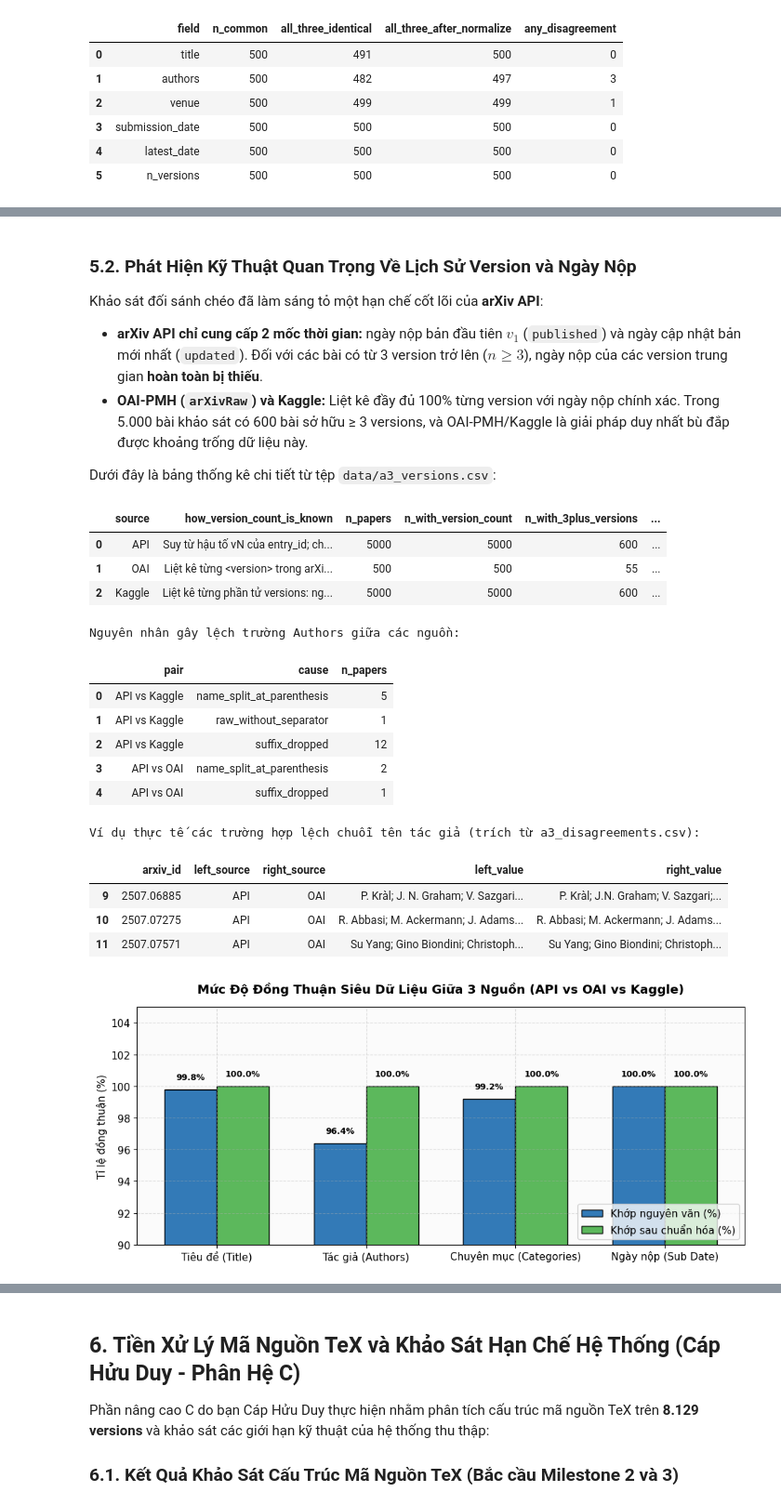
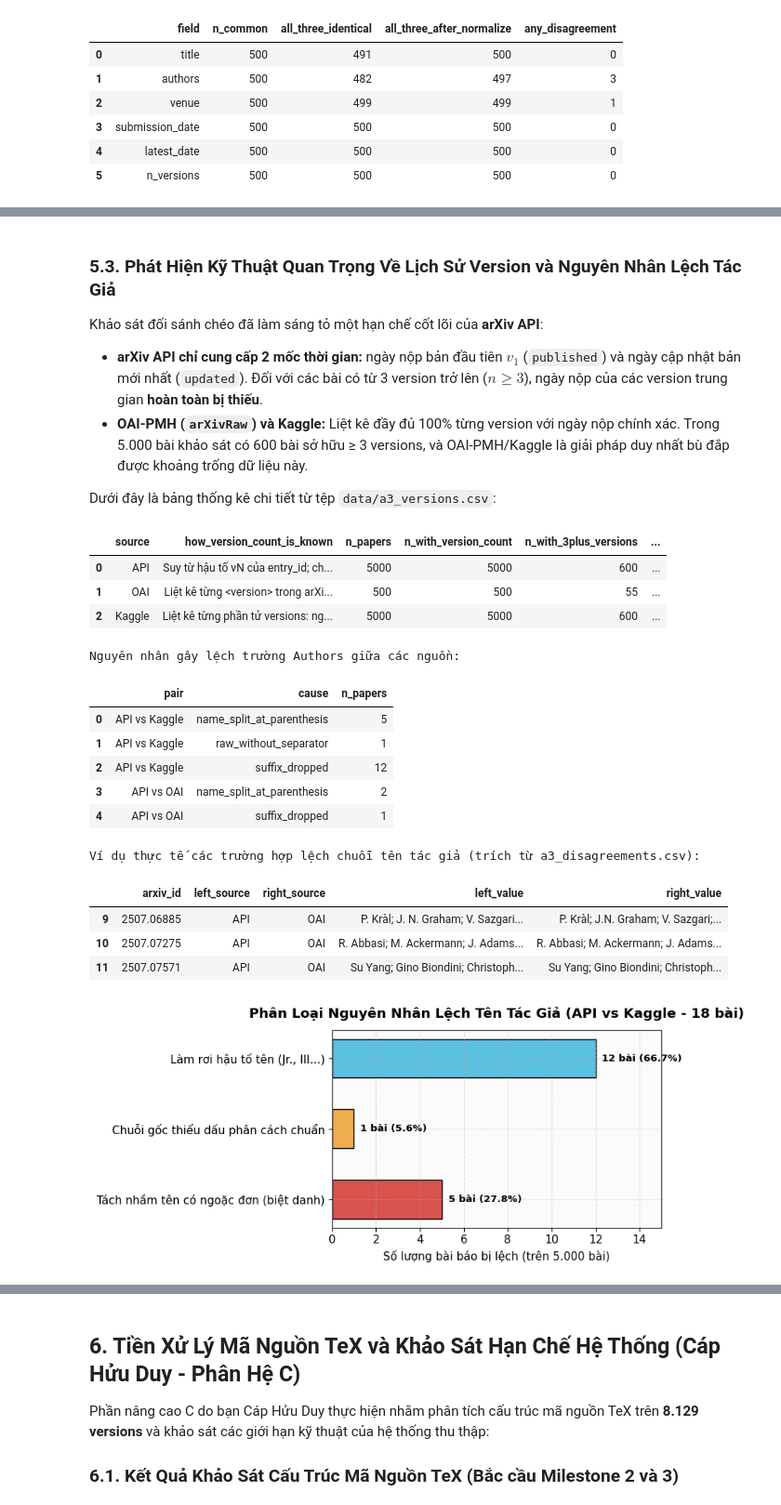
Before and after one commit to dnhoang-2006/introds-arxiv-project, a Jupyter notebook: book/milestone1/03-performance.ipynb, the cells around one changed output, grey strips where cells are left out. Shown at 93% size. Saved outputs shown, nothing was run; the diff lists cells and outputs as text; code cells hidden in the pictures.

```diff
--- a/book/milestone1/03-performance.ipynb
+++ b/book/milestone1/03-performance.ipynb
@@ -313,5 +424,5 @@ Bảng khớp cả 3 nguồn trên 500 bài chung:
 # %% [markdown]
-### 5.2. Phát Hiện Kỹ Thuật Quan Trọng Về Lịch Sử Version và Ngày Nộp
+### 5.3. Phát Hiện Kỹ Thuật Quan Trọng Về Lịch Sử Version và Nguyên Nhân Lệch Tác Giả
 
 Khảo sát đối sánh chéo đã làm sáng tỏ một hạn chế cốt lõi của **arXiv API**:
 - **arXiv API chỉ cung cấp 2 mốc thời gian:** ngày nộp bản đầu tiên $v_1$ (`published`) và ngày cập nhật bản mới nhất (`updated`). Đối với các bài có từ 3 version trở lên ($n \ge 3$), ngày nộp của các version trung gian **hoàn toàn bị thiếu**.
@@ -328,50 +439,49 @@ print("Nguyên nhân gây lệch trường Authors giữa các nguồn:")
 display(df_author_causes)
 
 # Nạp chi tiết các trường hợp bất đồng từ a3_disagreements.csv để làm minh chứng thực tế
 df_disagree = pd.read_csv(data_dir / "a3_disagreements.csv", dtype=str)
 author_diffs = df_disagree[df_disagree['field'] == 'authors'].head(3)
 print("\nVí dụ thực tế các trường hợp lệch chuỗi tên tác giả (trích từ a3_disagreements.csv):")
 display(author_diffs[['arxiv_id', 'left_source', 'right_source', 'left_value', 'right_value']])
 
-# Trực quan hóa tỉ lệ khớp giữa 3 nguồn trên 500 bài chung
-fig, ax = plt.subplots(figsize=(10, 4.5))
-fields = ['Tiêu đề (Title)', 'Tác giả (Authors)', 'Chuyên mục (Categories)', 'Ngày nộp (Sub Date)']
-exact_pct = [99.8, 96.4, 99.2, 100.0]
-norm_pct = [100.0, 100.0, 100.0, 100.0]
+# Trực quan hóa nguyên nhân gây lệch tên tác giả từ dữ liệu thực nghiệm df_author_causes
+fig, ax = plt.subplots(figsize=(8, 3.8))
+causes_ak = df_author_causes[df_author_causes['pair'] == 'API vs Kaggle']
+cause_names = {
+    'suffix_dropped': 'Làm rơi hậu tố tên (Jr., III...)',
+    'name_split_at_parenthesis': 'Tách nhầm tên có ngoặc đơn (biệt danh)',
+    'raw_without_separator': 'Chuỗi gốc thiếu dấu phân cách chuẩn'
+}
+labels = [cause_names.get(c, c) for c in causes_ak['cause']]
+counts = causes_ak['n_papers'].values
 
-x = np.arange(len(fields))
-w = 0.35
+bars = ax.barh(labels, counts, color=['#d9534f', '#f0ad4e', '#5bc0de'], edgecolor='black', height=0.55)
+ax.set_xlabel('Số lượng bài báo bị lệch (trên 5.000 bài)')
+ax.set_title('Phân Loại Nguyên Nhân Lệch Tên Tác Giả (API vs Kaggle - 18 bài)', fontweight='bold', pad=12)
+ax.set_xlim(0, 15)
 
-ax.bar(x - w/2, exact_pct, w, label='Khớp nguyên văn (%)', color='#337ab7', edgecolor='black')
-ax.bar(x + w/2, norm_pct, w, label='Khớp sau chuẩn hóa (%)', color='#5cb85c', edgecolor='black')
-ax.set_ylabel('Tỉ lệ đồng thuận (%)')
-ax.set_title('Mức Độ Đồng Thuận Siêu Dữ Liệu Giữa 3 Nguồn (API vs OAI vs Kaggle)', fontweight='bold', pad=15)
-ax.set_xticks(x)
-ax.set_xticklabels(fields)
-ax.set_ylim(90, 105)
-ax.legend(loc='lower right')
-
-for i in range(len(fields)):
-    ax.text(x[i] - w/2, exact_pct[i] + 0.5, f'{exact_pct[i]:.1f}%', ha='center', va='bottom', fontsize=9, fontweight='bold')
-    ax.text(x[i] + w/2, norm_pct[i] + 0.5, f'{norm_pct[i]:.1f}%', ha='center', va='bottom', fontsize=9, fontweight='bold')
+for bar in bars:
+    w = bar.get_width()
+    ax.text(w + 0.3, bar.get_y() + bar.get_height()/2, f'{int(w)} bài ({w/18*100:.1f}%)',
+            va='center', ha='left', fontsize=9.5, fontweight='bold')
 
 plt.tight_layout()
 plt.show()
 # %% [output]
 |  | source | how_version_count_is_known | n_papers | n_with_version_count | n_with_3plus_versions | ... |
 | 0 | API | Suy từ hậu tố vN của entry_id; ch... | 5000 | 5000 | 600 | ... |
 | 1 | OAI | Liệt kê từng <version> trong arXi... | 500 | 500 | 55 | ... |
 | 2 | Kaggle | Liệt kê từng phần tử versions: ng... | 5000 | 5000 | 600 | ... |
 Nguyên nhân gây lệch trường Authors giữa các nguồn:
 |  | pair | cause | n_papers |
 | 0 | API vs Kaggle | name_split_at_parenthesis | 5 |
 | 1 | API vs Kaggle | raw_without_separator | 1 |
 | 2 | API vs Kaggle | suffix_dropped | 12 |
 | 3 | API vs OAI | name_split_at_parenthesis | 2 |
 | 4 | API vs OAI | suffix_dropped | 1 |
 Ví dụ thực tế các trường hợp lệch chuỗi tên tác giả (trích từ a3_disagreements.csv):
 |  | arxiv_id | left_source | right_source | left_value | right_value |
 | 9 | 2507.06885 | API | OAI | P. Kràl; J. N. Graham; V. Sazgari... | P. Kràl; J.N. Graham; V. Sazgari;... |
 | 10 | 2507.07275 | API | OAI | R. Abbasi; M. Ackermann; J. Adams... | R. Abbasi; M. Ackermann; J. Adams... |
 | 11 | 2507.07571 | API | OAI | Su Yang; Gino Biondini; Christoph... | Su Yang; Gino Biondini; Christoph... |
-[figure, old version]
+[figure, new version]
```
Also changed, not shown: parts of 10 cells of this notebook, 10 other files.
